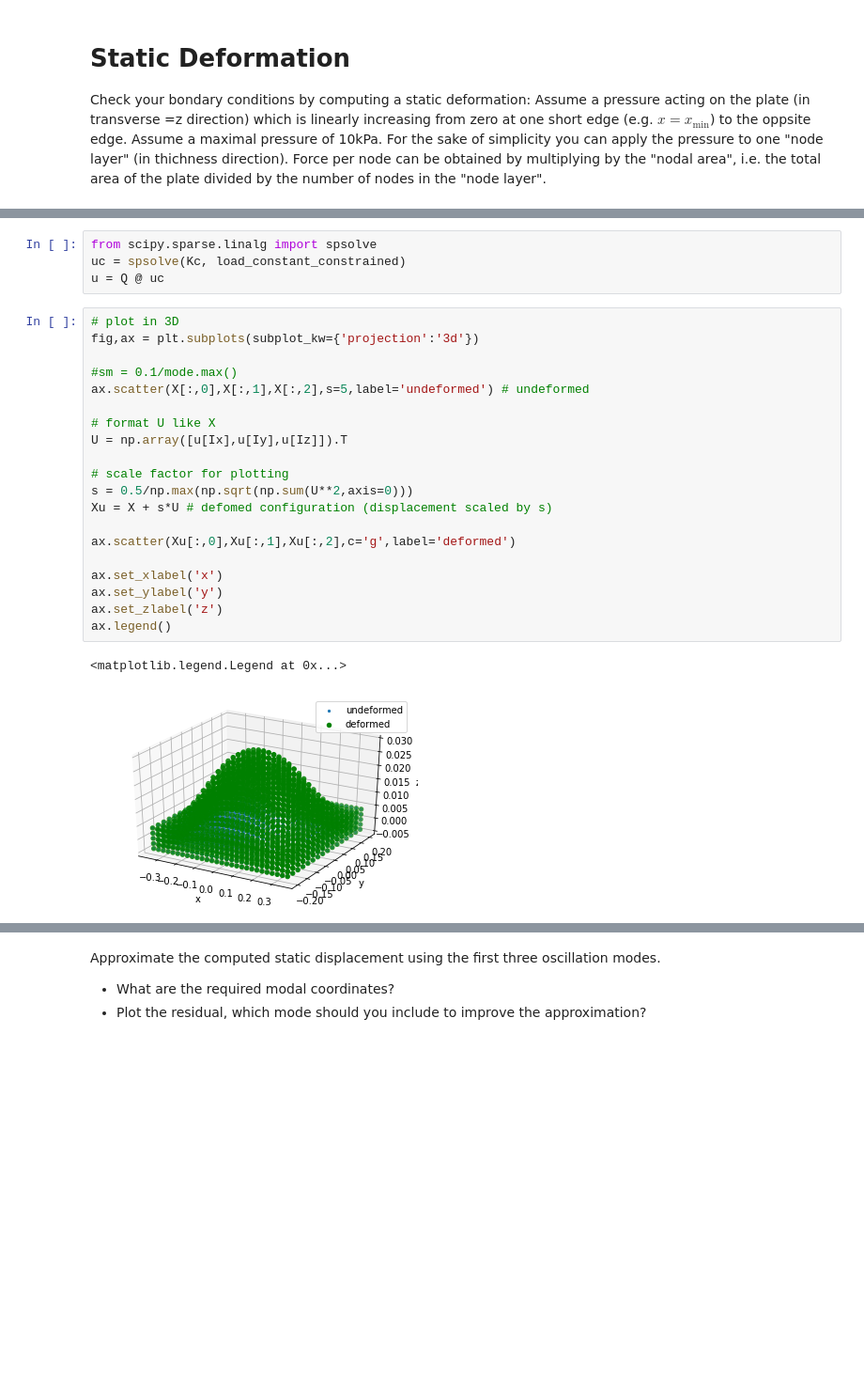
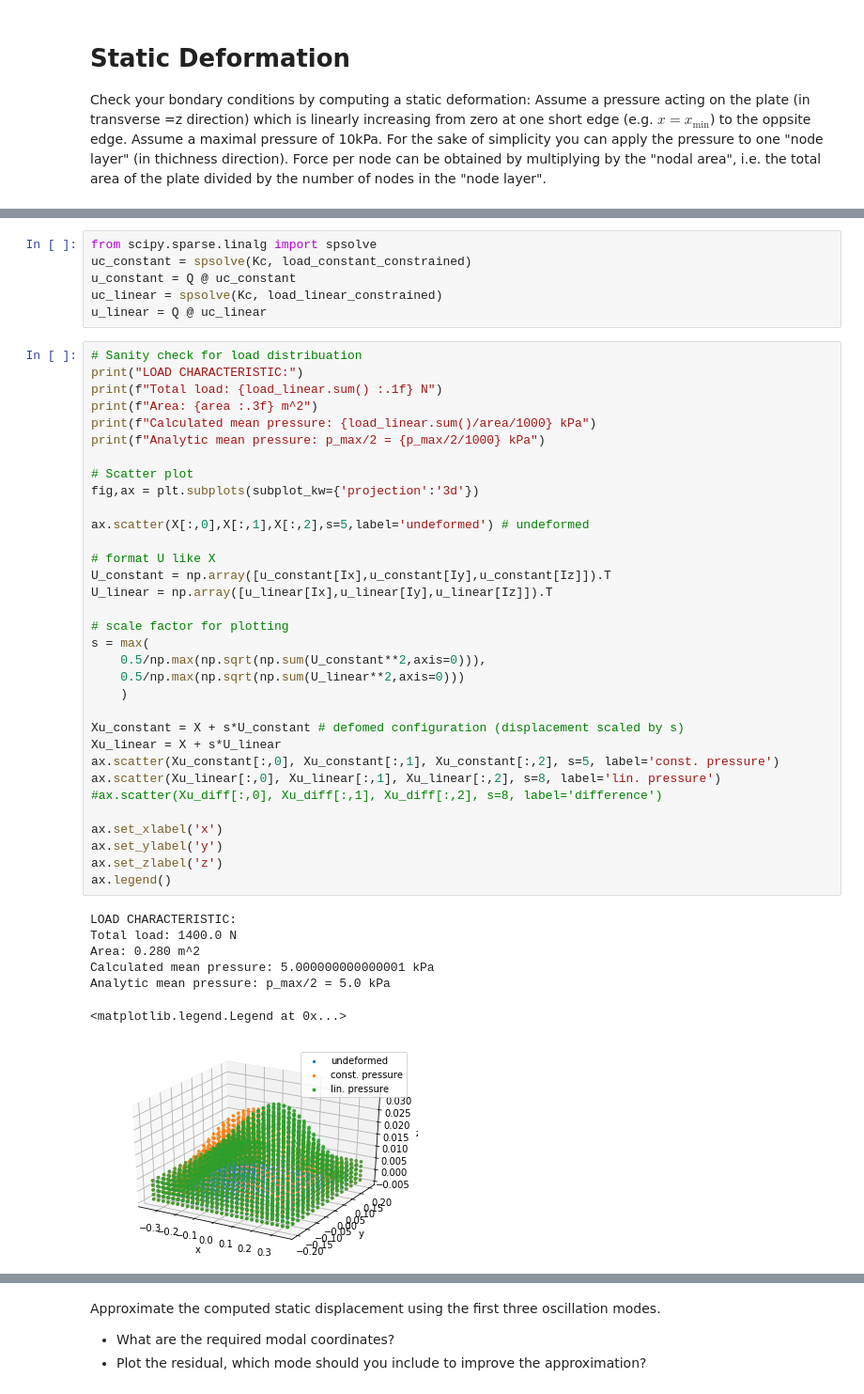
Before and after one commit to phmandl/modalanalyse, a Jupyter notebook: HW3/3_ModalSubspace_coupled_oscillators-richard.ipynb, the cells around one changed output, grey strips where cells are left out. Shown at 94% size. Drawn from its saved outputs; the diff is of its cells as text; blank space fills up the shorter version.

Commit message:
pressure distribution and plots added

```diff
--- a/HW3/3_ModalSubspace_coupled_oscillators-richard.ipynb
+++ b/HW3/3_ModalSubspace_coupled_oscillators-richard.ipynb
@@ -229,27 +290,47 @@ print(load_constant_constrained.shape, load.shape, Kc.shape)
 # %%
 from scipy.sparse.linalg import spsolve
-uc = spsolve(Kc, load_constant_constrained)
-u = Q @ uc
+uc_constant = spsolve(Kc, load_constant_constrained)
+u_constant = Q @ uc_constant
+uc_linear = spsolve(Kc, load_linear_constrained)
+u_linear = Q @ uc_linear
 # %%
-# plot in 3D
+# Sanity check for load distribuation
+print("LOAD CHARACTERISTIC:")
+print(f"Total load: {load_linear.sum() :.1f} N")
+print(f"Area: {area :.3f} m^2")
+print(f"Calculated mean pressure: {load_linear.sum()/area/1000} kPa")
+print(f"Analytic mean pressure: p_max/2 = {p_max/2/1000} kPa")
+
+# Scatter plot
 fig,ax = plt.subplots(subplot_kw={'projection':'3d'})
 
-#sm = 0.1/mode.max()
 ax.scatter(X[:,0],X[:,1],X[:,2],s=5,label='undeformed') # undeformed
 
 # format U like X
-U = np.array([u[Ix],u[Iy],u[Iz]]).T
+U_constant = np.array([u_constant[Ix],u_constant[Iy],u_constant[Iz]]).T
+U_linear = np.array([u_linear[Ix],u_linear[Iy],u_linear[Iz]]).T
 
 # scale factor for plotting
-s = 0.5/np.max(np.sqrt(np.sum(U**2,axis=0)))
-Xu = X + s*U # defomed configuration (displacement scaled by s)
+s = max(
+    0.5/np.max(np.sqrt(np.sum(U_constant**2,axis=0))),
+    0.5/np.max(np.sqrt(np.sum(U_linear**2,axis=0)))
+    )
 
-ax.scatter(Xu[:,0],Xu[:,1],Xu[:,2],c='g',label='deformed')
+Xu_constant = X + s*U_constant # defomed configuration (displacement scaled by s)
+Xu_linear = X + s*U_linear
+ax.scatter(Xu_constant[:,0], Xu_constant[:,1], Xu_constant[:,2], s=5, label='const. pressure')
+ax.scatter(Xu_linear[:,0], Xu_linear[:,1], Xu_linear[:,2], s=8, label='lin. pressure')
+#ax.scatter(Xu_diff[:,0], Xu_diff[:,1], Xu_diff[:,2], s=8, label='difference')
 
 ax.set_xlabel('x')
 ax.set_ylabel('y')
 ax.set_zlabel('z')
 ax.legend()
 # %% [output]
-<matplotlib.legend.Legend at 0x...>
+LOAD CHARACTERISTIC:
+Total load: 1400.0 N
+Area: 0.280 m^2
+Calculated mean pressure: 5.000000000000001 kPa
+Analytic mean pressure: p_max/2 = 5.0 kPa
+<matplotlib.legend.Legend at 0x...>
-[figure, old version]
+[figure, new version]
```
Also changed, not shown: parts of 11 cells of this notebook.
